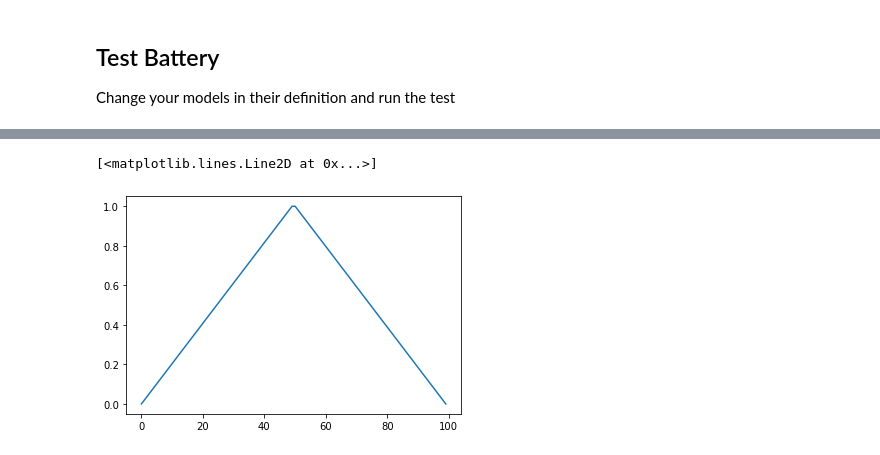
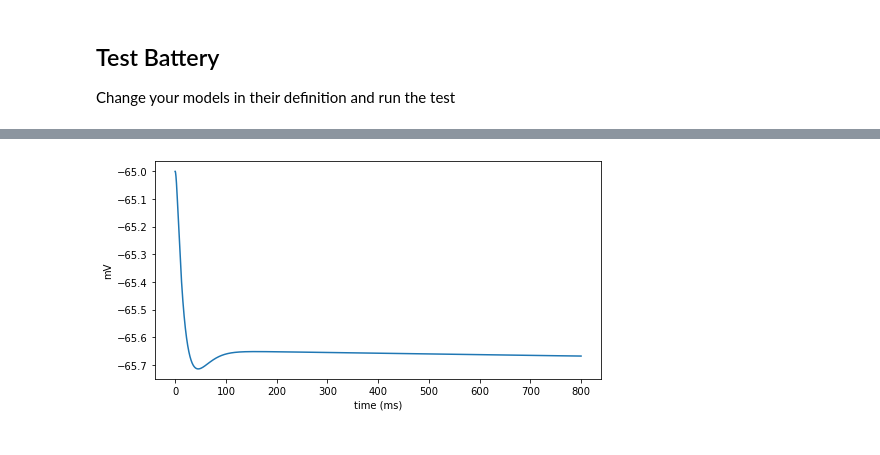
Before and after one commit to jhnnsrs/layer5-pyramidal-model, a Jupyter notebook: notebooks/Test Battery.ipynb, the cells around one changed output, grey strips where cells are left out. Saved outputs shown, nothing was run; the diff lists cells and outputs as text; code cells hidden in the pictures.

Commit message:
Uploaded source code for new modules Implemented a Trace of Ion Channels

```diff
--- a/notebooks/Test Battery.ipynb
+++ b/notebooks/Test Battery.ipynb
@@ -78,5 +90,9 @@ ap.plotApParameters(aptracewithparams, deriv=True)
-# %%
-pyplot.plot(np.concatenate((np.linspace(0,1,50),np.linspace(1,0,50))))
-# %% [output]
-[<matplotlib.lines.Line2D at 0x...>]
-[figure, removed]
+# %%
+reload(layer_v_1)
+cellmodule = layer_v_1
+
+trace = generic.stimulate(cellmodule.SPI6, param={"dur":500, "delay":100, "amp":0})
+# %%
+generic.plotTrace(trace)
+# %% [output]
+[figure, added]
```
Also changed, not shown: parts of 6 cells of this notebook, 39 other files.
